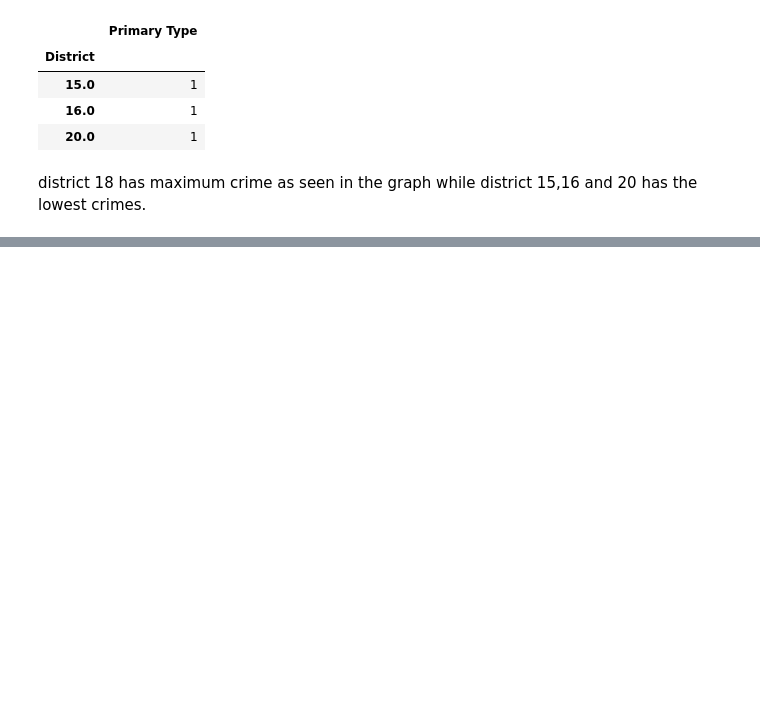
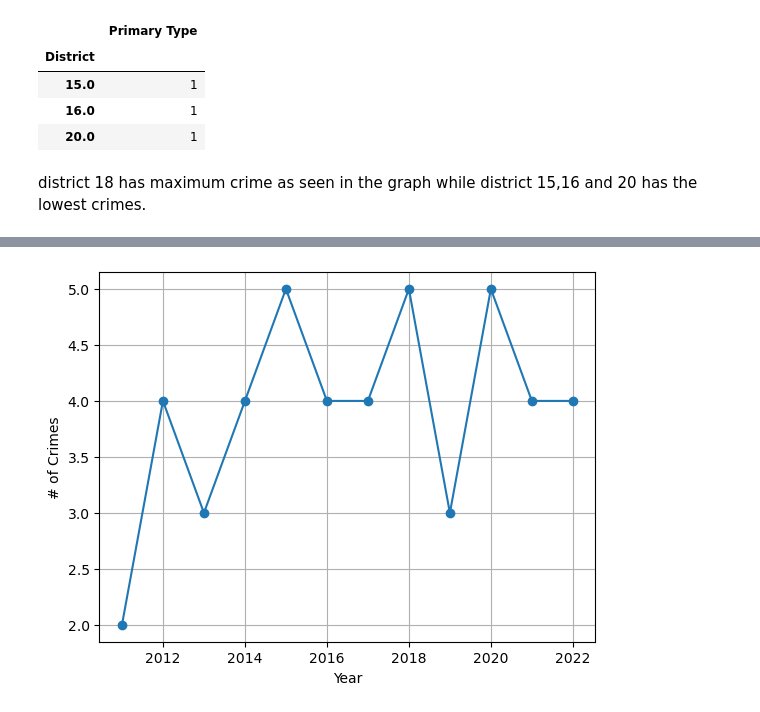
Before and after one commit to elleniayele/chicago-crime-data1, a Jupyter notebook: Untitled (7).ipynb, the cells around one changed output, grey strips where cells are left out. Cells and saved outputs as stored; diff of their text form; code cells hidden in the pictures; blank space fills up the shorter version.

```diff
--- a/Untitled (7).ipynb
+++ b/Untitled (7).ipynb
@@ -664,6 +510,0 @@ crimes_df.head()
-# %%
-## saving just the date (no time) as a column
-df1['Date'] =df1.index.date
-# could also use .strftime + pd.to_datetime
-# df['Date'] = pd.to_datetime(df.index.strftime('%Y-%m-%d'))
-df1.head(3)
@@ -695,3 +510,0 @@ Name: Year, dtype: int64
-# %%
-## keeping data from yr 2011 to present
-df1 = df1.loc['2011':'2022'].copy()
@@ -763,0 +511,6 @@ as can be seen, the crime has increased over the years.
+# %%
+#df3=df1.groupby('Primary Type')['Year'].count()
+#df3
+## Get # of crimes by Hour
+crimes_by_year = df1.groupby('Primary Type')['Year'].value_counts().sort_index()
+crimes_by_year
@@ -763,0 +535,4 @@ as can be seen, the crime has increased over the years.
+# %%
+## convert to dataframe and reset_index()
+plot_df = crimes_by_year.to_frame('# of Crimes').reset_index()
+plot_df.head()
@@ -763,0 +546,6 @@ as can be seen, the crime has increased over the years.
+# %%
+## save year counts
+year_counts = plot_df['Year'].value_counts().sort_index()
+year_counts.plot(style='o-',grid=True,ylabel='# of Crimes', xlabel='Year');
+# %% [output]
+[figure, added]
```
Also changed, not shown: parts of 41 cells of this notebook.
